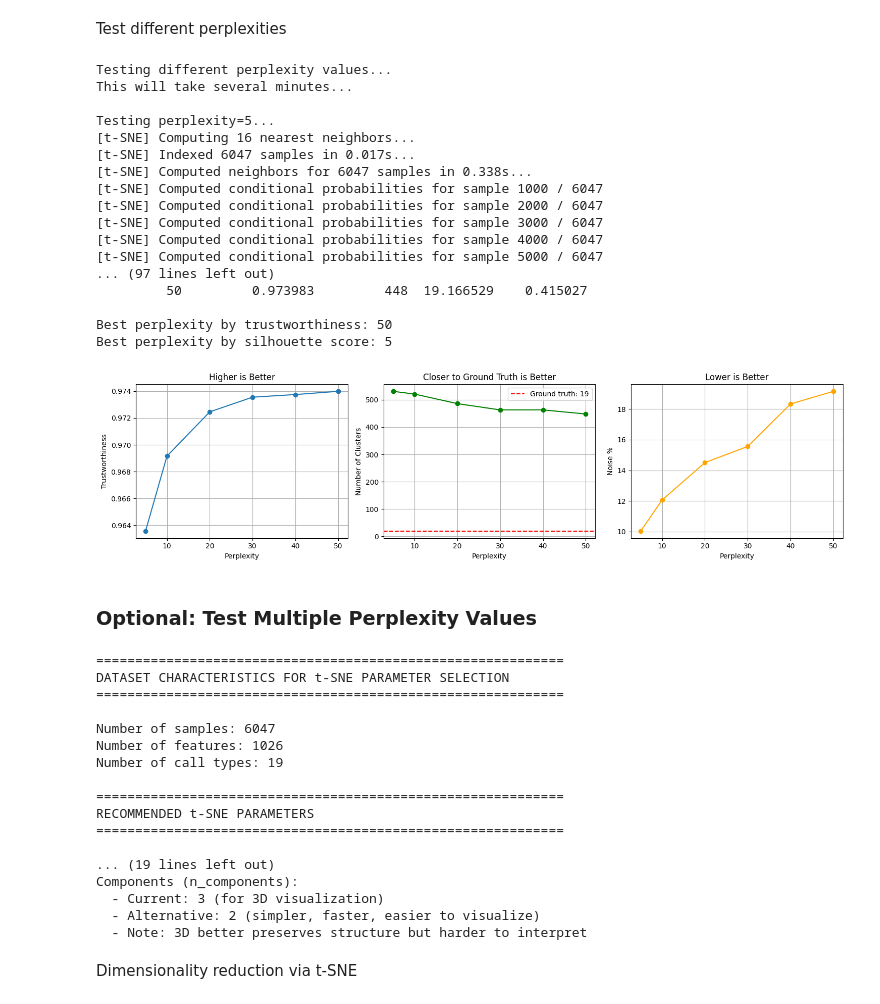
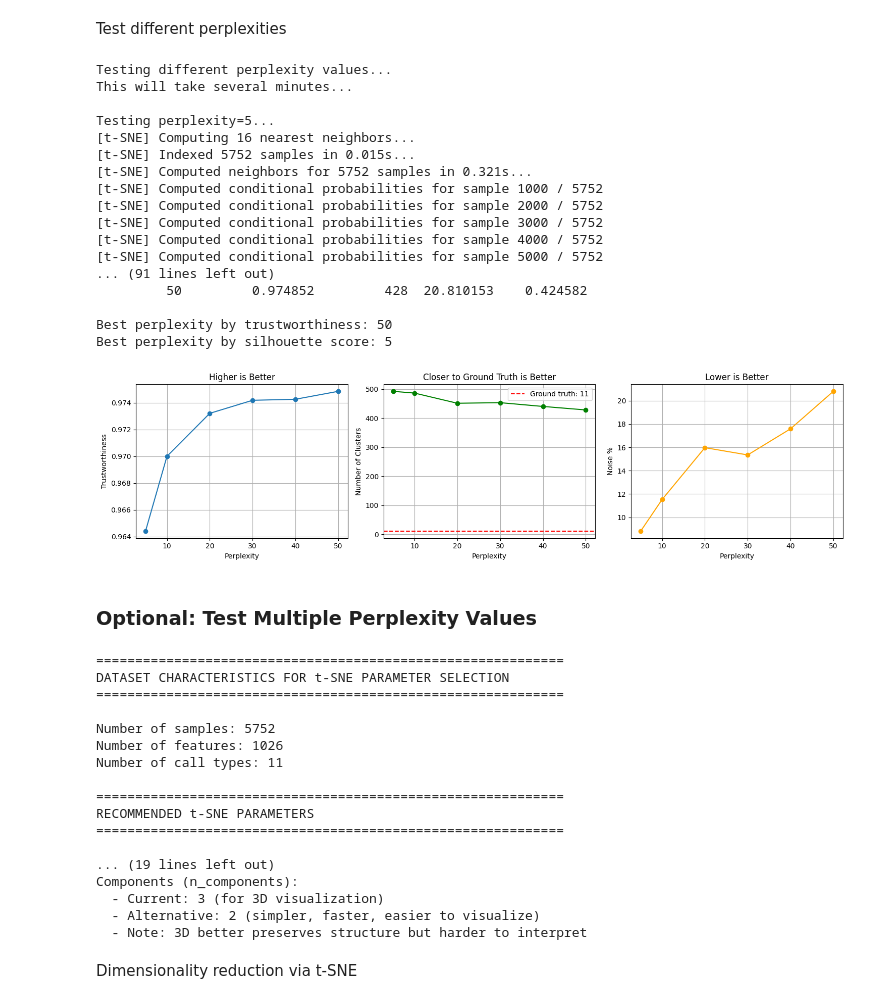
Before and after one commit to birdsocks/blackbird_calls, a Jupyter notebook: Experiments/Detection_of_calls/Datasets/All_call_classes/Split_data_controlled/OpenSoundScape/ClusterembeddingsTSNE.ipynb, the cells around one changed output. Drawn from its saved outputs; the diff is of its cells as text; code cells hidden in the pictures.

```diff
--- a/Experiments/Detection_of_calls/Datasets/All_call_classes/Split_data_controlled/OpenSoundScape/ClusterembeddingsTSNE.ipynb
+++ b/Experiments/Detection_of_calls/Datasets/All_call_classes/Split_data_controlled/OpenSoundScape/ClusterembeddingsTSNE.ipynb
@@ -18,3 +18,35 @@ df
 | 6045 | Chits | /home/Shelby/blackbird_calls/Expe... | 0.0 | 3.0 | 0.201546 | 0.567811 | 0.340353 | 0.064018 | 0.000000 | 0.188472 | ... |
 | 6046 | C | /home/Shelby/blackbird_calls/Expe... | 0.0 | 3.0 | 0.065740 | 0.424171 | 0.020542 | 0.000000 | 0.353596 | 0.537818 | ... |
 6047 rows × 1028 columns
+# %%
+# Rename call types (merge similar types together)
+# Add/modify mappings as needed - format: 'old_name': 'new_name'
+calltype_mapping = {
+    'M': 'A',  # Merge M into A
+    'O': 'E',  # Merge O into E
+    'I': 'D',  # Rename X to Y
+    'L': 'C',  # Merge L into C
+}
+
+# Apply renaming
+df['calltype'] = df['calltype'].replace(calltype_mapping)
+print(f"After renaming - Call types: {sorted(df['calltype'].unique())}")
+
+# Filter out specific call types for analysis
+# Add/remove call types from this list as needed
+call_types_to_exclude = ['F', 'Growl', 'H', 'N']  # Replace with actual call types you want to exclude
+
+# Create filtered dataframe (original df remains unchanged)
+df_filtered = df[~df['calltype'].isin(call_types_to_exclude)].copy()
+
+print(f"\nOriginal dataset: {len(df)} samples with {df['calltype'].nunique()} call types")
+print(f"Filtered dataset: {len(df_filtered)} samples with {df_filtered['calltype'].nunique()} call types")
+print(f"\nRemaining call types:\n{df_filtered['calltype'].value_counts()}")
+
+# Save the filtered and renamed data to a new CSV
+output_path = "/home/Shelby/blackbird_calls/Experiments/Detection_of_calls/Datasets/All_call_classes/Split_data_controlled/OpenSoundScape/birds_embeddings_birdnet_padded_3s_condensed.csv"
+df_filtered.to_csv(output_path, index=False)
+print(f"\nSaved filtered data to: {output_path}")
+
+# Use df_filtered for all subsequent analysis
+df = df_filtered
@@ -23,9 +73,19 @@ Test different perplexities
 # %%
 # Test different perplexity values (OPTIONAL - takes time!)
 # Comment this out if you want to skip and use recommended parameters
+import pandas as pd
+import numpy as np
+import matplotlib.pyplot as plt
 from sklearn.metrics import silhouette_score
-from sklearn.manifold import trustworthiness
+from sklearn.manifold import TSNE, trustworthiness
 import hdbscan
+
+# Prepare data if not already loaded
+if 'X' not in locals() or 'embedding_cols' not in locals():
+    # Separate metadata from embeddings
+    metadata_cols = ['calltype', 'file']
+    embedding_cols = [col for col in df.columns if col not in metadata_cols]
+    X = df[embedding_cols].values
 
 # Get number of ground truth classes
 n_classes = df['calltype'].nunique()
@@ -96,43 +156,43 @@ axes[0].plot(tsne_results_df['perplexity'], tsne_results_df['trustworthiness'],
 axes[0].set_xlabel('Perplexity')
 axes[0].set_ylabel('Trustworthiness')
 axes[0].set_title('Higher is Better')
 axes[0].grid(True)
 
 axes[1].plot(tsne_results_df['perplexity'], tsne_results_df['n_clusters'], 'o-', color='green')
 axes[1].axhline(n_classes, color='red', linestyle='--', label=f'Ground truth: {n_classes}')
 axes[1].set_xlabel('Perplexity')
 axes[1].set_ylabel('Number of Clusters')
 axes[1].set_title('Closer to Ground Truth is Better')
 axes[1].legend()
 axes[1].grid(True)
 
 axes[2].plot(tsne_results_df['perplexity'], tsne_results_df['pct_noise'], 'o-', color='orange')
 axes[2].set_xlabel('Perplexity')
 axes[2].set_ylabel('Noise %')
 axes[2].set_title('Lower is Better')
 axes[2].grid(True)
 
 plt.tight_layout()
 plt.show()
 # %% [output]
 Testing different perplexity values...
 This will take several minutes...
 
 Testing perplexity=5...
 [t-SNE] Computing 16 nearest neighbors...
-[t-SNE] Indexed 6047 samples in 0.017s...
-[t-SNE] Computed neighbors for 6047 samples in 0.338s...
-[t-SNE] Computed conditional probabilities for sample 1000 / 6047
-[t-SNE] Computed conditional probabilities for sample 2000 / 6047
-[t-SNE] Computed conditional probabilities for sample 3000 / 6047
-[t-SNE] Computed conditional probabilities for sample 4000 / 6047
-[t-SNE] Computed conditional probabilities for sample 5000 / 6047
-... (97 lines left out)
-         50         0.973983         448  19.166529    0.415027
+[t-SNE] Indexed 5752 samples in 0.015s...
+[t-SNE] Computed neighbors for 5752 samples in 0.321s...
+[t-SNE] Computed conditional probabilities for sample 1000 / 5752
+[t-SNE] Computed conditional probabilities for sample 2000 / 5752
+[t-SNE] Computed conditional probabilities for sample 3000 / 5752
+[t-SNE] Computed conditional probabilities for sample 4000 / 5752
+[t-SNE] Computed conditional probabilities for sample 5000 / 5752
+... (91 lines left out)
+         50         0.974852         428  20.810153    0.424582
 
 Best perplexity by trustworthiness: 50
 Best perplexity by silhouette score: 5
-[figure, old version]
+[figure, new version]
 # %% [markdown]
 ### Optional: Test Multiple Perplexity Values
 # %%
@@ -182,9 +242,9 @@ print(f"  - Note: 3D better preserves structure but harder to interpret")
 DATASET CHARACTERISTICS FOR t-SNE PARAMETER SELECTION
 ============================================================
 
-Number of samples: 6047
+Number of samples: 5752
 Number of features: 1026
-Number of call types: 19
+Number of call types: 11
 
 ============================================================
 RECOMMENDED t-SNE PARAMETERS
```
Also changed, not shown: parts of 8 cells of this notebook, 9 other files.
